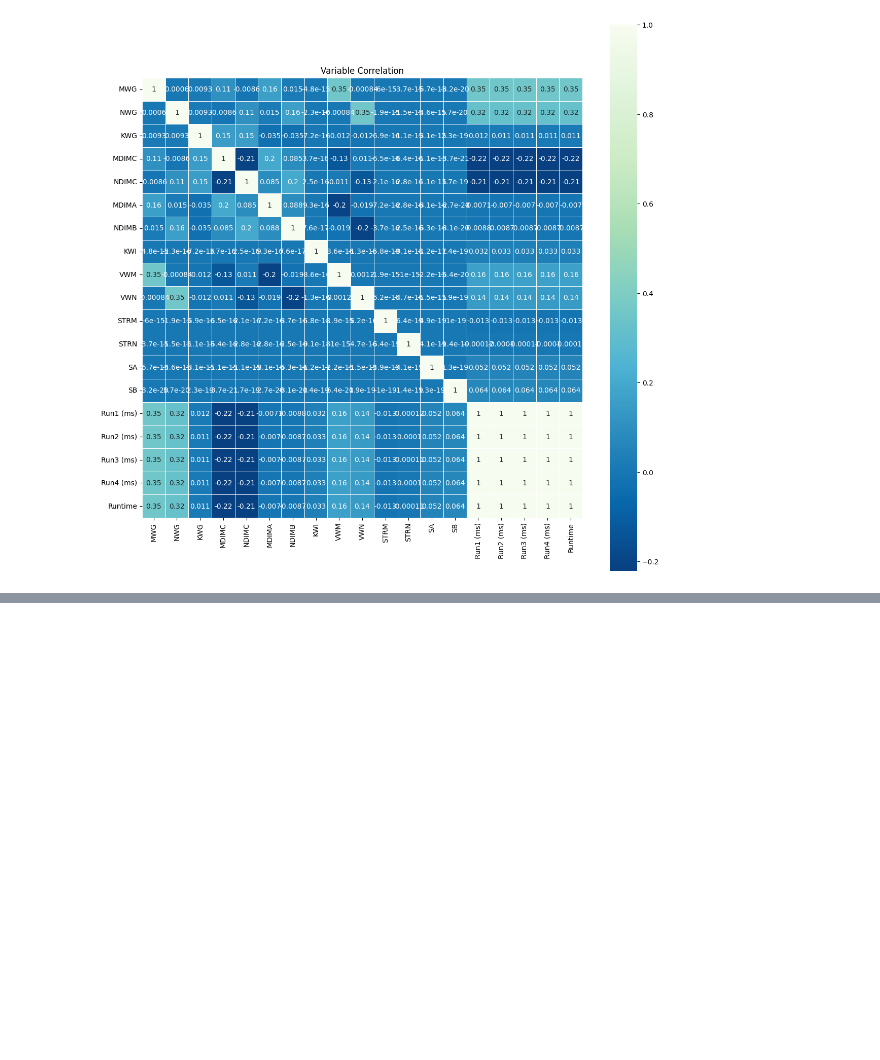
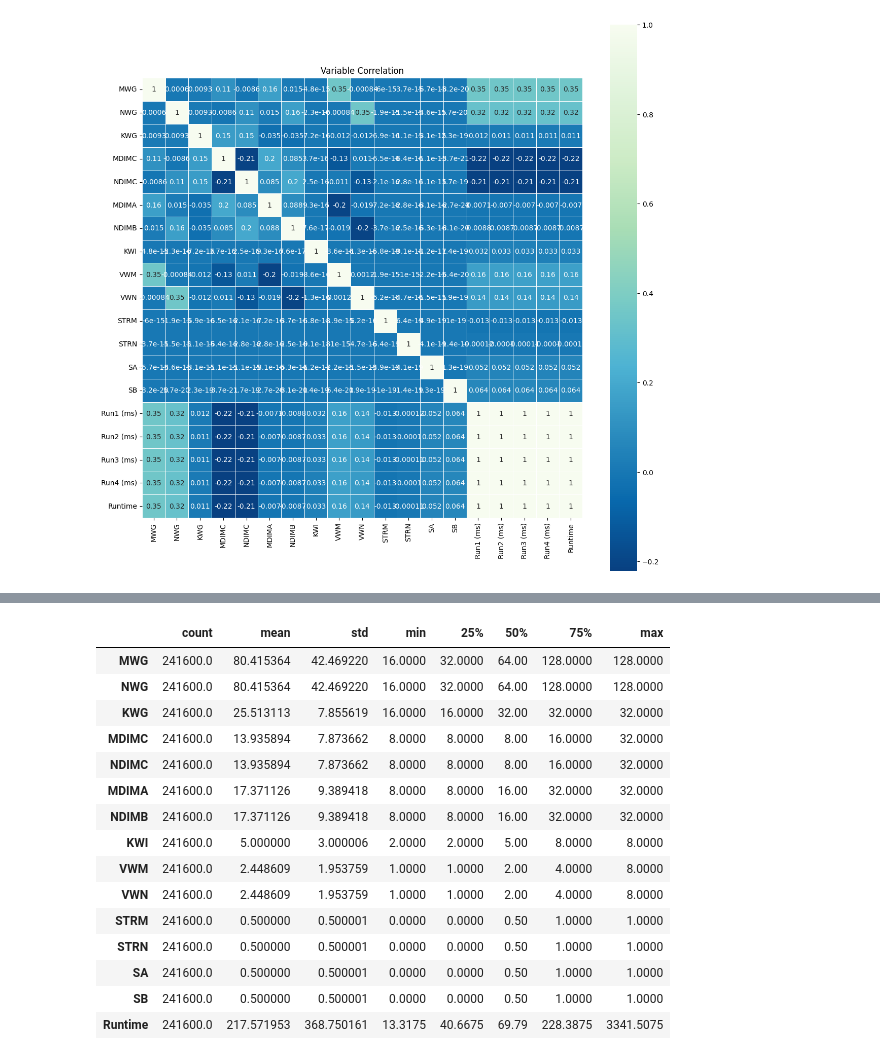
Before and after one commit to Saniyashakur22/Regression-Project, a Jupyter notebook: SGEMM_GPU_Kernel_Performance.ipynb, the cells around one changed output, grey strips where cells are left out. Cells and saved outputs as stored; diff of their text form; code cells hidden in the pictures; blank space fills up the shorter version.

```diff
--- a/SGEMM_GPU_Kernel_Performance.ipynb
+++ b/SGEMM_GPU_Kernel_Performance.ipynb
@@ -315,0 +352,19 @@ Text(0.5, 1.0, 'Variable Correlation')
+# %%
+dataset.describe(include='all').T
+# %% [output]
+|  | count | mean | std | min | 25% | 50% | 75% | max |
+| MWG | 241600.0 | 80.415364 | 42.469220 | 16.0000 | 32.0000 | 64.00 | 128.0000 | 128.0000 |
+| NWG | 241600.0 | 80.415364 | 42.469220 | 16.0000 | 32.0000 | 64.00 | 128.0000 | 128.0000 |
+| KWG | 241600.0 | 25.513113 | 7.855619 | 16.0000 | 16.0000 | 32.00 | 32.0000 | 32.0000 |
+| MDIMC | 241600.0 | 13.935894 | 7.873662 | 8.0000 | 8.0000 | 8.00 | 16.0000 | 32.0000 |
+| NDIMC | 241600.0 | 13.935894 | 7.873662 | 8.0000 | 8.0000 | 8.00 | 16.0000 | 32.0000 |
+| MDIMA | 241600.0 | 17.371126 | 9.389418 | 8.0000 | 8.0000 | 16.00 | 32.0000 | 32.0000 |
+| NDIMB | 241600.0 | 17.371126 | 9.389418 | 8.0000 | 8.0000 | 16.00 | 32.0000 | 32.0000 |
+| KWI | 241600.0 | 5.000000 | 3.000006 | 2.0000 | 2.0000 | 5.00 | 8.0000 | 8.0000 |
+| VWM | 241600.0 | 2.448609 | 1.953759 | 1.0000 | 1.0000 | 2.00 | 4.0000 | 8.0000 |
+| VWN | 241600.0 | 2.448609 | 1.953759 | 1.0000 | 1.0000 | 2.00 | 4.0000 | 8.0000 |
+| STRM | 241600.0 | 0.500000 | 0.500001 | 0.0000 | 0.0000 | 0.50 | 1.0000 | 1.0000 |
+| STRN | 241600.0 | 0.500000 | 0.500001 | 0.0000 | 0.0000 | 0.50 | 1.0000 | 1.0000 |
+| SA | 241600.0 | 0.500000 | 0.500001 | 0.0000 | 0.0000 | 0.50 | 1.0000 | 1.0000 |
+| SB | 241600.0 | 0.500000 | 0.500001 | 0.0000 | 0.0000 | 0.50 | 1.0000 | 1.0000 |
+| Runtime | 241600.0 | 217.571953 | 368.750161 | 13.3175 | 40.6675 | 69.79 | 228.3875 | 3341.5075 |
```
Also changed, not shown: parts of 34 cells of this notebook.
